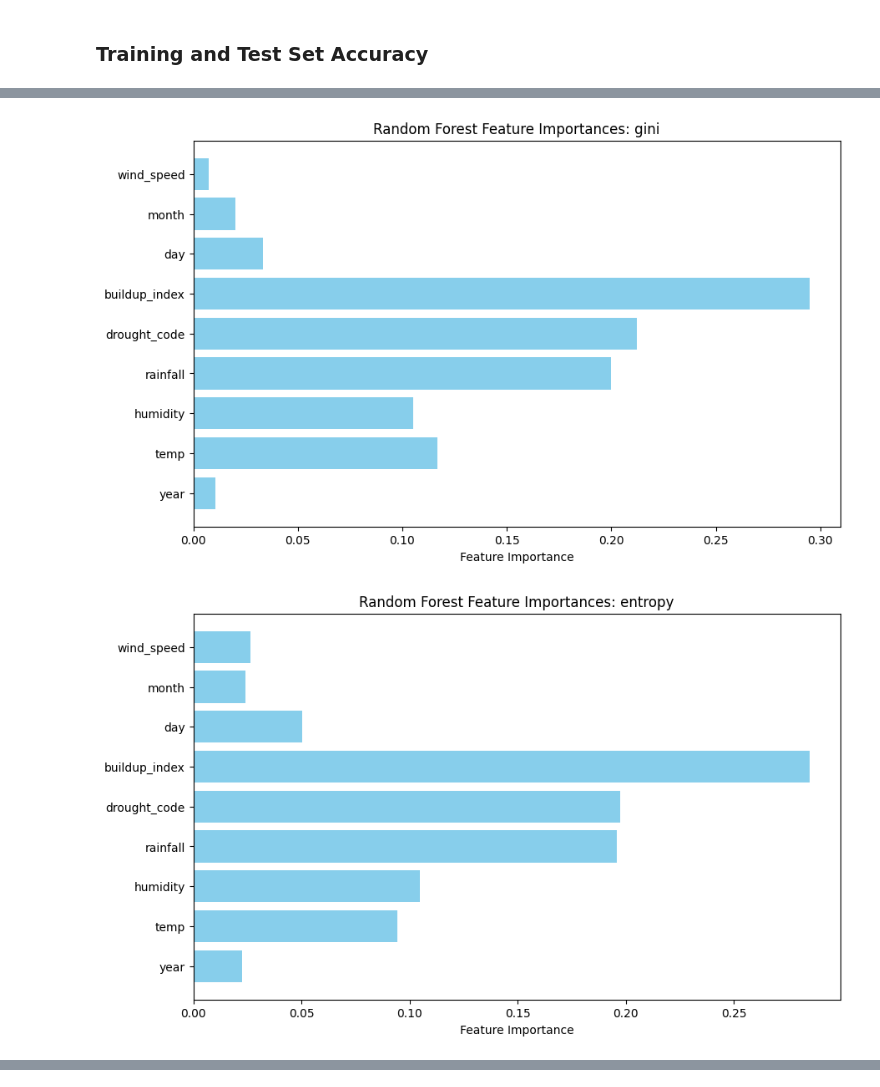
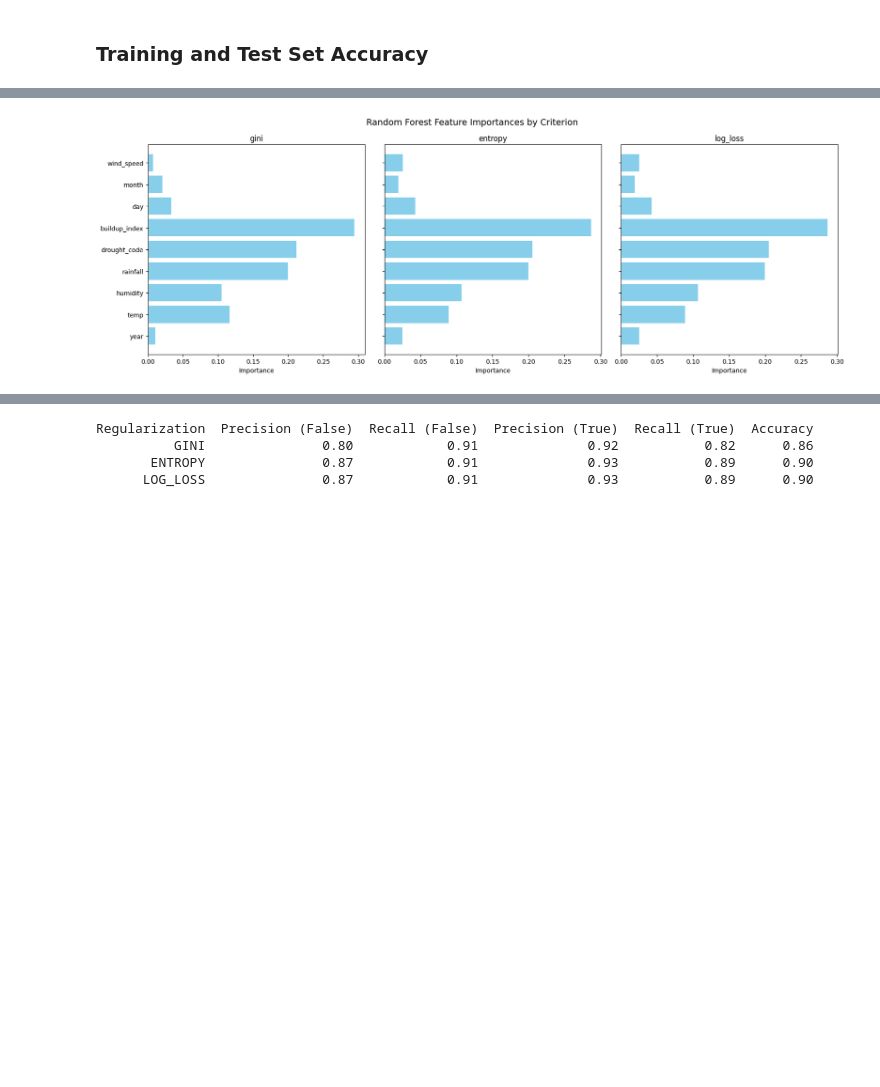
Before and after one commit to jakeogrady/machine_learning_assignments, a Jupyter notebook: random_forests.ipynb, the cells around one changed output, grey strips where cells are left out. Cells and saved outputs as stored; diff of their text form; code cells hidden in the pictures; blank space fills up the shorter version.

```diff
--- a/random_forests.ipynb
+++ b/random_forests.ipynb
@@ -35,7 +37,6 @@ for criterion in criteria:
     for n in max_depth:
         rf_pipe = Pipeline(
             [
-                ("scaler", StandardScaler()),
                 (
                     "rf",
                     RandomForestClassifier(
@@ -109,19 +110,12 @@ Best log_loss index model:
 # %%
-from matplotlib import pyplot as plt
-from matplotlib.pyplot import colormaps
-import random
-from sklearn.metrics import ConfusionMatrixDisplay
-
-fig, ax = plt.subplots(nrows=3, ncols=1, figsize=(6, 6))
+fig, ax = plt.subplots(nrows=1, ncols=3, figsize=(6, 6))
 ax = ax.flatten()
 
-for i, (penalty, model_info) in enumerate(best_model.items()):
-    y_pred = model_info["predictions"]
-
-    cm = confusion_matrix(y_test, y_pred)
+for i, (criterion, model_info) in enumerate(best_model.items()):
+    cm = confusion_matrix(y_test, model_info["predictions"])
     disp = ConfusionMatrixDisplay(confusion_matrix=cm, display_labels=["No", "Yes"])
-    disp.plot(cmap=random.choice(list(colormaps)), ax=ax[i], colorbar=False)
-    disp.ax_.set_title(f"Penalty: {penalty}")
+    disp.plot(cmap="magma", ax=ax[i], colorbar=False)
+    disp.ax_.set_title(f"Criterion: {criterion}")
 
 plt.tight_layout()
 plt.show()
@@ -269,15 +257,22 @@ plt.show()
 # %%
+# Create subplots for all criteria
+fig, axes = plt.subplots(1, len(criteria), figsize=(17, 6), sharey=True)
+
+if len(criteria) == 1:
+    axes = [axes]  # make iterable if only one criterion
+
 for i, pen in enumerate(criteria):
-    plt.figure(figsize=(10, 6))
     best_model = max(training_test_comparison[pen], key=lambda x: x["test_accuracy"])
     rf = best_model["pipeline"].named_steps["rf"]
     feature_importance = rf.feature_importances_
     feature_names = X_training.columns
 
-    plt.barh(feature_names, feature_importance, color="skyblue")
-    plt.xlabel("Feature Importance")
-    plt.title(f"Random Forest Feature Importances: {pen}")
-    plt.show()
+    axes[i].barh(feature_names, feature_importance, color="skyblue")
+    axes[i].set_xlabel("Importance")
+    axes[i].set_title(f"{pen}")
+
+plt.suptitle("Random Forest Feature Importances by Criterion", fontsize=14)
+plt.tight_layout()
+plt.show()
 # %% [output]
-[figure, old version]
+[figure, new version]
-[figure, removed]
@@ -284,0 +279,36 @@ for i, pen in enumerate(criteria):
+# %%
+import pandas as pd
+from sklearn.metrics import classification_report, accuracy_score
+
+# Collect rows for the table
+rows = []
+
+for pen in criteria:
+    # pick best model by test accuracy
+    best_model = max(training_test_comparison[pen], key=lambda x: x["test_accuracy"])
+
+    # classification report as dictionary
+    report = classification_report(y_test, best_model['predictions'], output_dict=True)
+
+    # Get overall accuracy
+    acc = accuracy_score(y_test, best_model['predictions'])
+
+    # Add row for table
+    rows.append({
+        "Regularization": pen.upper() if isinstance(pen, str) else "No Regularization",
+        "Precision (False)": round(report["0"]["precision"], 2),
+        "Recall (False)": round(report["0"]["recall"], 2),
+        "Precision (True)": round(report["1"]["precision"], 2),
+        "Recall (True)": round(report["1"]["recall"], 2),
+        "Accuracy": round(acc, 2)
+    })
+
+# Create DataFrame
+results_df = pd.DataFrame(rows)
+
+print(results_df.to_string(index=False))
+# %% [output]
+Regularization  Precision (False)  Recall (False)  Precision (True)  Recall (True)  Accuracy
+          GINI               0.80            0.91              0.92           0.82      0.86
+       ENTROPY               0.87            0.91              0.93           0.89      0.90
+      LOG_LOSS               0.87            0.91              0.93           0.89      0.90
```
Also changed, not shown: parts of 14 cells of this notebook, 1 other file.
